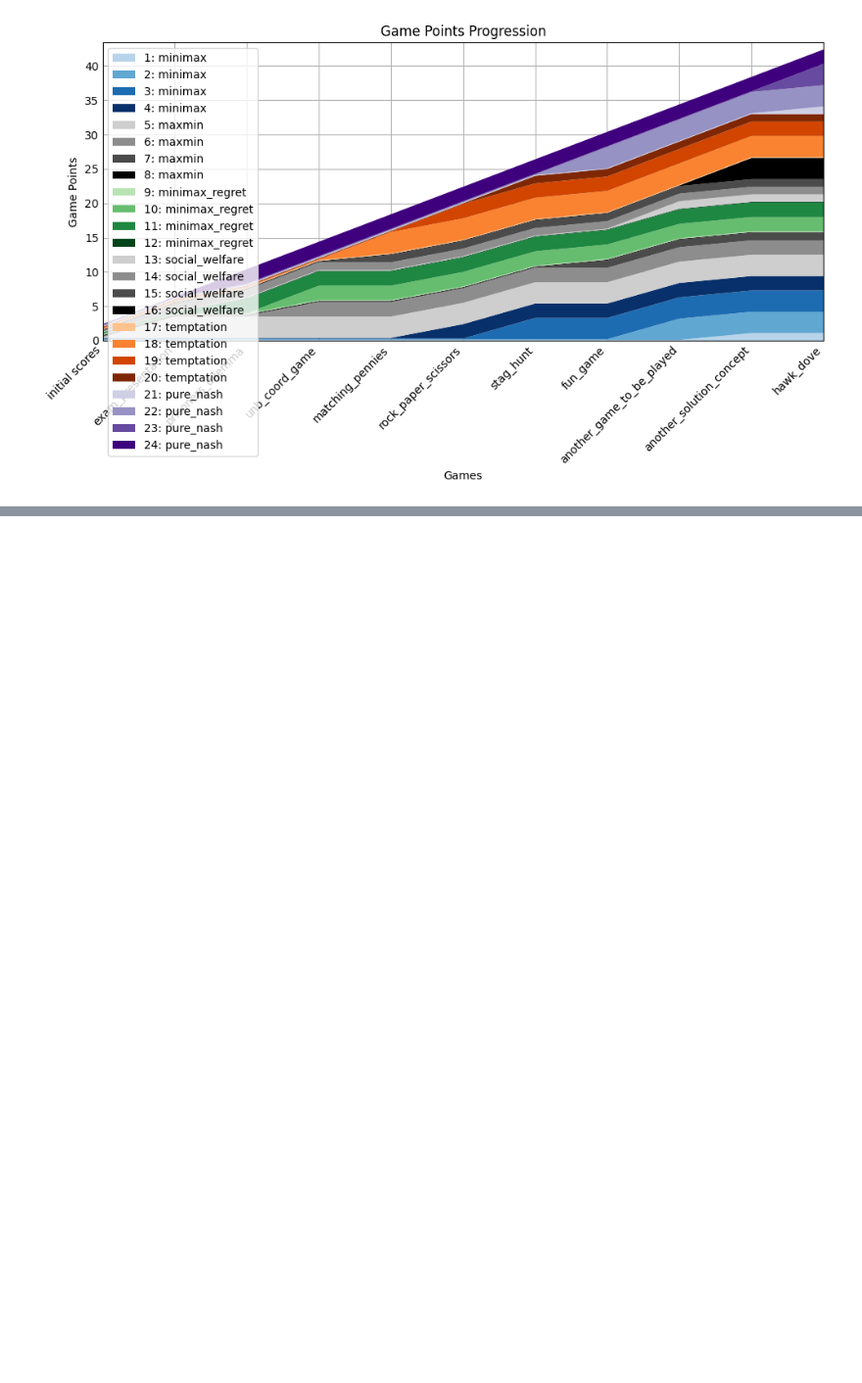
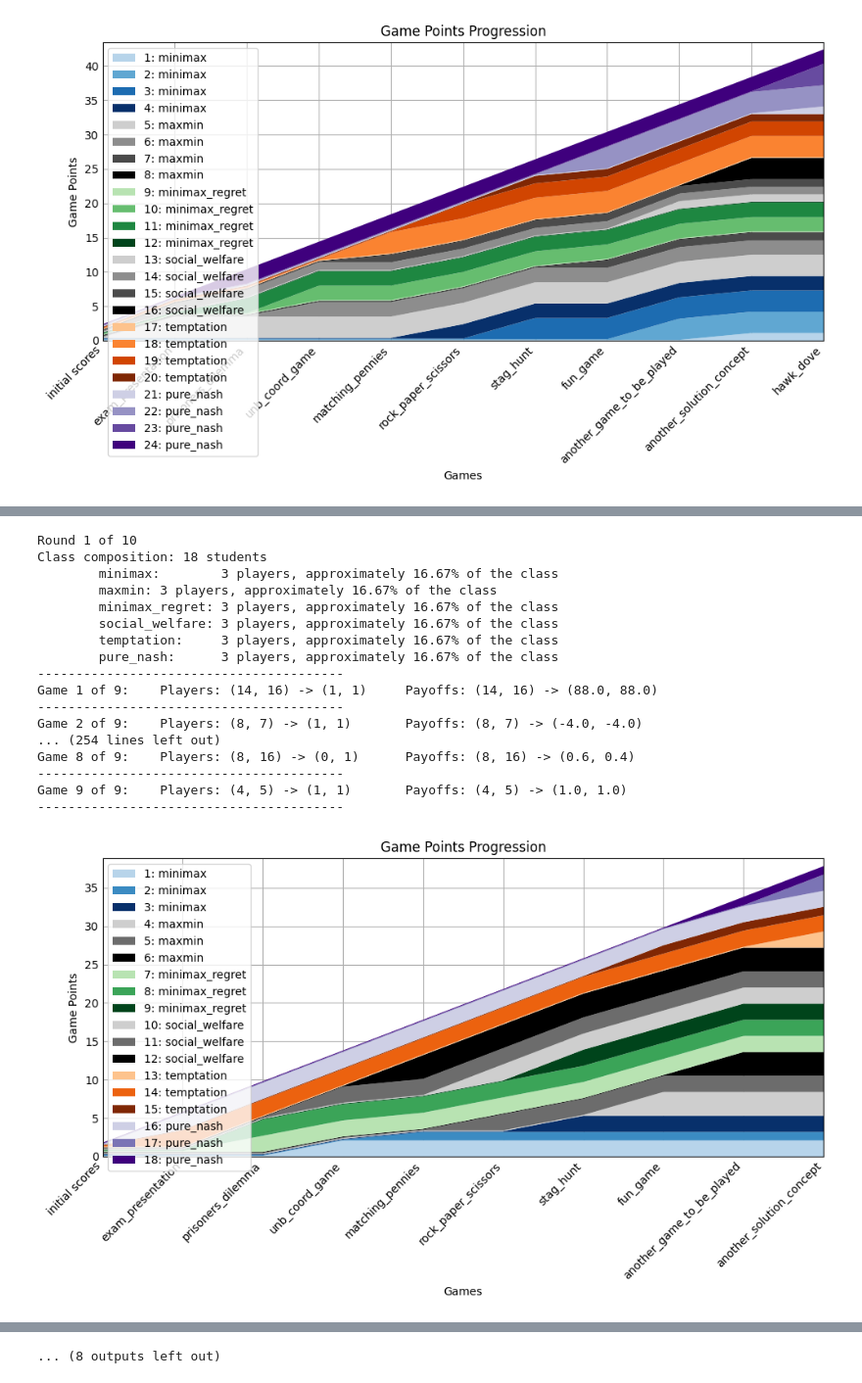
Before and after one commit to UFMG-Organizacao-de-Disciplinas/DCC831-TECC_Teoria_dos_Jogos_em_Computacao-TP, a Jupyter notebook: Files/Benevolent_Gaming.ipynb, the cells around one changed output, grey strips where cells are left out. Shown at 98% size. Cells and saved outputs as stored; diff of their text form; code cells hidden in the pictures; blank space fills up the shorter version.

Commit message:
Running class configurations

```diff
--- a/Files/Benevolent_Gaming.ipynb
+++ b/Files/Benevolent_Gaming.ipynb
@@ -420,0 +425,75 @@ plot_games(
+# %%
+""" 9. Running different game classes """
+
+def main():
+    """ Setting many different game classes to run the simulation """
+
+    game_theory_classes = [
+        {'minimax': 3, 'maxmin': 3, 'minimax_regret': 3, 'social_welfare': 3,
+            'temptation': 3, 'pure_nash': 3, },  # Distributed Class
+        {'minimax': 18, 'maxmin': 0, 'minimax_regret': 0, 'social_welfare': 0,
+            'temptation': 0, 'pure_nash': 0, },  # Full Minimax
+        {'minimax': 0, 'maxmin': 18, 'minimax_regret': 0, 'social_welfare': 0,
+            'temptation': 0, 'pure_nash': 0, },  # Full Maxmin
+        {'minimax': 0, 'maxmin': 0, 'minimax_regret': 18, 'social_welfare': 0,
+            'temptation': 0, 'pure_nash': 0, },  # Full Minimax Regret
+        {'minimax': 0, 'maxmin': 0, 'minimax_regret': 0, 'social_welfare': 18,
+            'temptation': 0, 'pure_nash': 0, },  # Full Social Welfare
+        {'minimax': 0, 'maxmin': 0, 'minimax_regret': 0, 'social_welfare': 0,
+            'temptation': 18, 'pure_nash': 0, },  # Full Temptation
+        {'minimax': 0, 'maxmin': 0, 'minimax_regret': 0, 'social_welfare': 0,
+            'temptation': 0, 'pure_nash': 18, },  # Full Pure Nash
+        {'minimax': 0, 'maxmin': 0, 'minimax_regret': 0, 'social_welfare': 9,
+            'temptation': 9, 'pure_nash': 0, },  # Benevolent vs Evil
+        {'minimax': 0, 'maxmin': 9, 'minimax_regret': 0, 'social_welfare': 9,
+            'temptation': 0, 'pure_nash': 0, },  # Benevolent vs Fearful
+        {'minimax': 0, 'maxmin': 0, 'minimax_regret': 0, 'social_welfare': 9,
+            'temptation': 0, 'pure_nash': 9, },  # Benevolent vs Rational
+    ]
+
+    agregated_results_per_game = []
+
+    payoffs = get_payoffs()  # Get the payoffs for all the games
+    strategies = get_strategies()  # Get the strategies functions for all the games
+
+    gaming_parameters = setting_up_hyperparameters()  # Get the gaming parameters
+    # Updates the number of expected rounds
+    gaming_parameters['num_rounds'] = 10
+    for game_class in game_theory_classes:  # Runs through all the game classes
+        gaming_parameters['strat_count'] = game_class
+
+        players = get_players(game_class)
+        results = gen_games(game_class, gaming_parameters['num_rounds'])
+        # merged_results = agrega_resultados(results, list(payoffs.keys()))
+        # agregated_results_per_game.append(merged_results)
+        # print(agregated_results_per_game)
+        plot_games(
+            payoffs,
+            players,
+            # results,
+            [results[0]],  # Only plotting the first game
+            gaming_parameters,
+            list(strategies.keys())
+        )
+
+
+main()
+# %% [output]
+Round 1 of 10
+Class composition: 18 students
+        minimax:        3 players, approximately 16.67% of the class
+        maxmin: 3 players, approximately 16.67% of the class
+        minimax_regret: 3 players, approximately 16.67% of the class
+        social_welfare: 3 players, approximately 16.67% of the class
+        temptation:     3 players, approximately 16.67% of the class
+        pure_nash:      3 players, approximately 16.67% of the class
+----------------------------------------
+Game 1 of 9:    Players: (14, 16) -> (1, 1)     Payoffs: (14, 16) -> (88.0, 88.0)
+----------------------------------------
+Game 2 of 9:    Players: (8, 7) -> (1, 1)       Payoffs: (8, 7) -> (-4.0, -4.0)
+... (254 lines left out)
+Game 8 of 9:    Players: (8, 16) -> (0, 1)      Payoffs: (8, 16) -> (0.6, 0.4)
+----------------------------------------
+Game 9 of 9:    Players: (4, 5) -> (1, 1)       Payoffs: (4, 5) -> (1.0, 1.0)
+----------------------------------------
+[figure, added]
@@ -421 +590,2 @@ plot_games(
+... (8 outputs left out)
 # %% [markdown]
```
Also changed, not shown: parts of 7 cells of this notebook.
